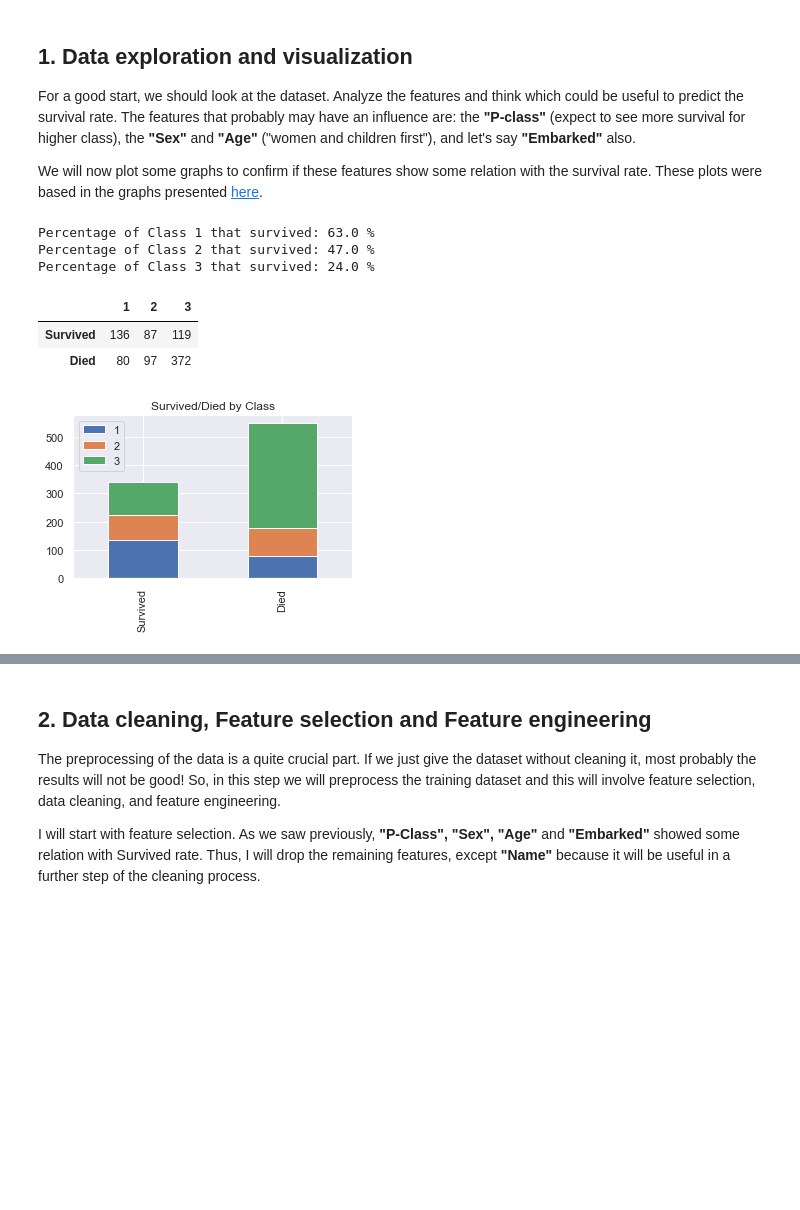
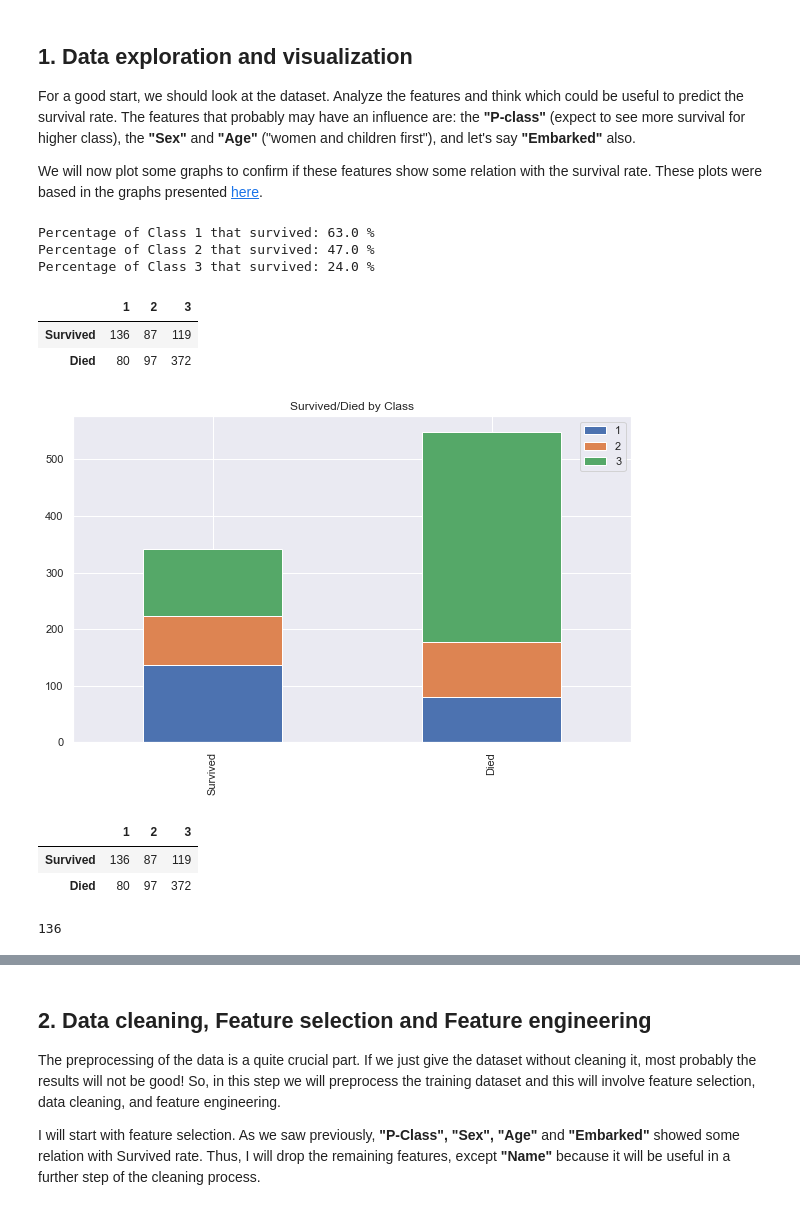
Before and after one commit to ktingyew/Kaggle-Titanic, a Jupyter notebook: Simple tutorial for Beginners.ipynb, the cells around one changed output, grey strips where cells are left out. Cells and saved outputs as stored; diff of their text form; code cells hidden in the pictures; blank space fills up the shorter version.

```diff
--- a/Simple tutorial for Beginners.ipynb
+++ b/Simple tutorial for Beginners.ipynb
@@ -47,33 +66,43 @@ We will now plot some graphs to confirm if these features show some relation wit
 # %%
 %matplotlib inline
 import seaborn
 seaborn.set()
 
 #-------------------Survived/Died by Class -------------------------------------
 survived_class = dataset[dataset['Survived']==1]['Pclass'].value_counts()
 dead_class = dataset[dataset['Survived']==0]['Pclass'].value_counts()
 df_class = pd.DataFrame([survived_class,dead_class])
 df_class.index = ['Survived','Died']
-df_class.plot(kind='bar',stacked=True, figsize=(5,3), title="Survived/Died by Class")
+df_class.plot(kind='bar',stacked=True, figsize=(10,6), title="Survived/Died by Class")
 
 Class1_survived= df_class.iloc[0,0]/df_class.iloc[:,0].sum()*100
 Class2_survived = df_class.iloc[0,1]/df_class.iloc[:,1].sum()*100
 Class3_survived = df_class.iloc[0,2]/df_class.iloc[:,2].sum()*100
 print("Percentage of Class 1 that survived:" ,round(Class1_survived),"%")
 print("Percentage of Class 2 that survived:" ,round(Class2_survived), "%")
 print("Percentage of Class 3 that survived:" ,round(Class3_survived), "%")
 
 # display table
 from IPython.display import display
 display(df_class)
 # %% [output]
 Percentage of Class 1 that survived: 63.0 %
 Percentage of Class 2 that survived: 47.0 %
 Percentage of Class 3 that survived: 24.0 %
 |  | 1 | 2 | 3 |
 | Survived | 136 | 87 | 119 |
 | Died | 80 | 97 | 372 |
-[figure, old version]
+[figure, new version]
+# %%
+df_class
+# %% [output]
+|  | 1 | 2 | 3 |
+| Survived | 136 | 87 | 119 |
+| Died | 80 | 97 | 372 |
+# %%
+print(df_class.iloc[0,0])
+# %% [output]
+136
 # %%
 #-------------------Survived/Died by SEX------------------------------------
 
```
Also changed, not shown: parts of 14 cells of this notebook.
